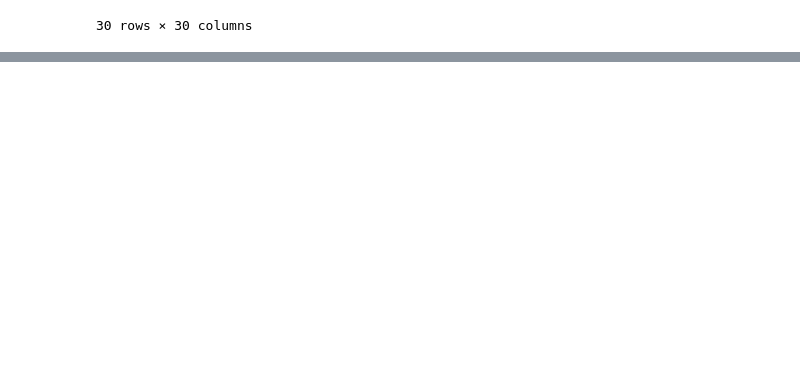
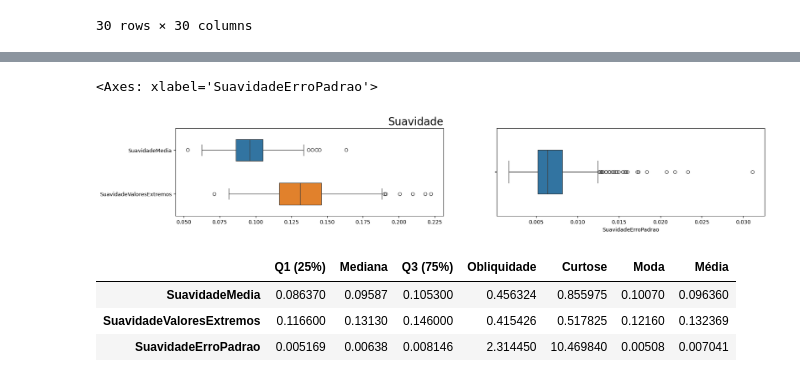
Before and after one commit to hevertonreis-hsrn/ENGG67_IAM, a Jupyter notebook: IAM_AVA01_GiovaneSantana_HevertonReis.ipynb, the cells around one changed output, grey strips where cells are left out. Saved outputs shown, nothing was run; the diff lists cells and outputs as text; code cells hidden in the pictures; blank space fills up the shorter version.

```diff
--- a/IAM_AVA01_GiovaneSantana_HevertonReis.ipynb
+++ b/IAM_AVA01_GiovaneSantana_HevertonReis.ipynb
@@ -276,0 +430,25 @@ df.corr()
+# %%
+suavidade_df = pd.DataFrame()
+suavidade_df["SuavidadeMedia"] = df.smoothness1
+suavidade_df["SuavidadeErroPadrao"] = df.smoothness2
+suavidade_df["SuavidadeValoresExtremos"] = df.smoothness3
+
+imagem, eixo = plt.subplots(1,2,figsize=(20,3))
+
+boxplot_5 = sns.boxplot(data = [suavidade_df.SuavidadeMedia,suavidade_df.SuavidadeValoresExtremos], orient = "h", width=0.5,ax=eixo[0])
+boxplot_5.set_title("Suavidade",fontsize = 20,loc="right")
+boxplot_5 = sns.boxplot(data = suavidade_df.SuavidadeErroPadrao, orient = "h", width=0.5,ax=eixo[1])
+
+boxplot_5
+# %% [output]
+<Axes: xlabel='SuavidadeErroPadrao'>
+[figure, added]
+# %%
+tabela_suavidade = pd.DataFrame([pedaco_descricao.smoothness1,pedaco_descricao.smoothness3,pedaco_descricao.smoothness2])
+tabela_suavidade.rename({"smoothness1": "SuavidadeMedia","smoothness2": "SuavidadeErroPadrao","smoothness3": "SuavidadeValoresExtremos"},axis=0,inplace=True)
+tabela_suavidade
+# %% [output]
+|  | Q1 (25%) | Mediana | Q3 (75%) | Obliquidade | Curtose | Moda | Média |
+| SuavidadeMedia | 0.086370 | 0.09587 | 0.105300 | 0.456324 | 0.855975 | 0.10070 | 0.096360 |
+| SuavidadeValoresExtremos | 0.116600 | 0.13130 | 0.146000 | 0.415426 | 0.517825 | 0.12160 | 0.132369 |
+| SuavidadeErroPadrao | 0.005169 | 0.00638 | 0.008146 | 2.314450 | 10.469840 | 0.00508 | 0.007041 |
```
Also changed, not shown: parts of 65 cells of this notebook.
